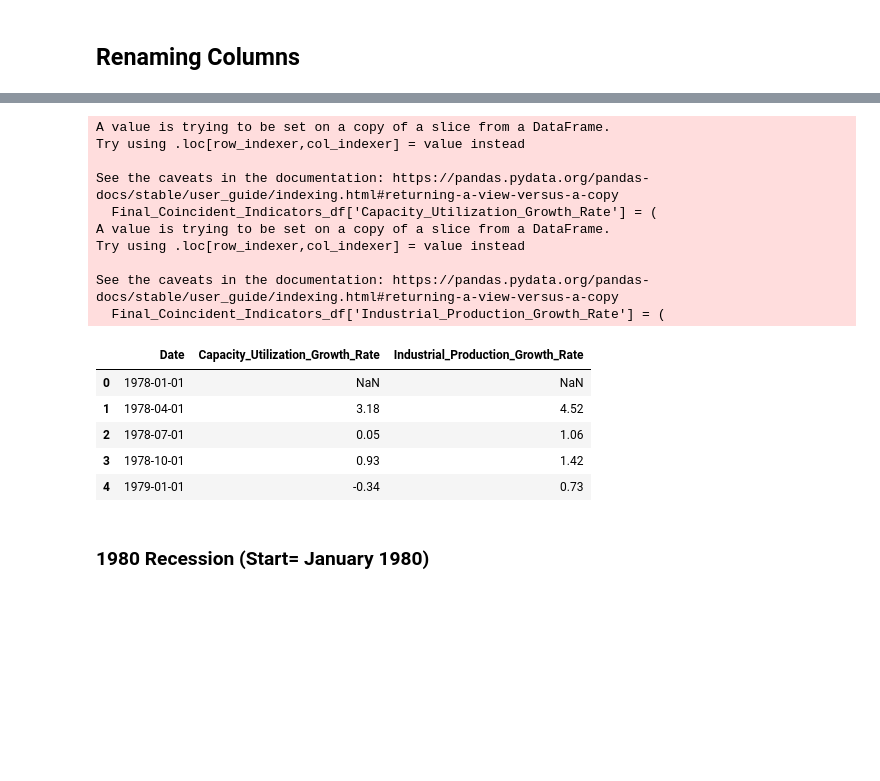
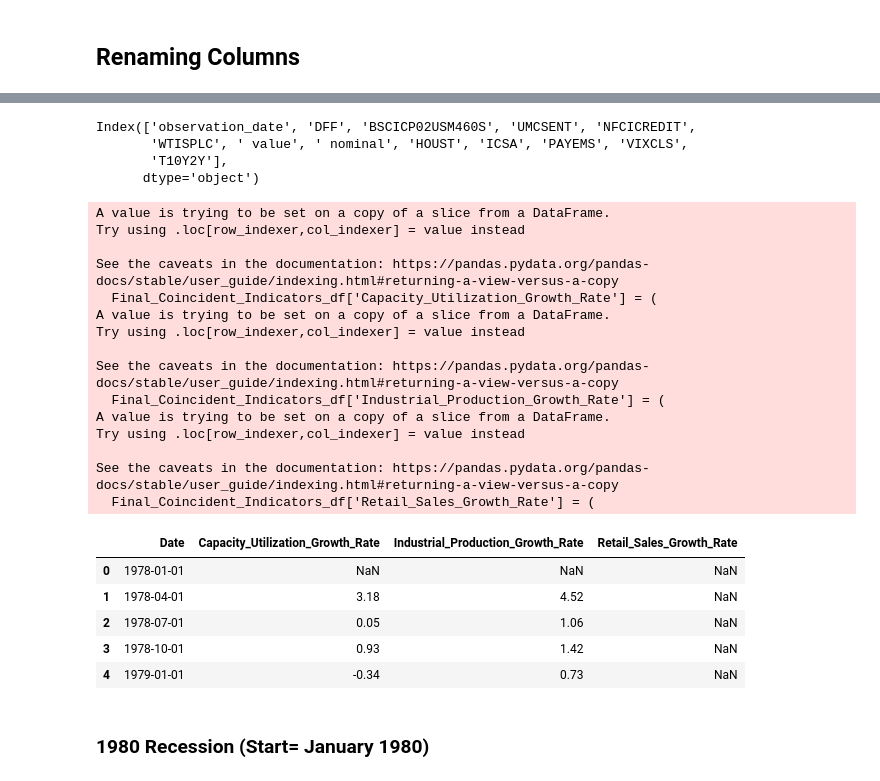
Before and after one commit to Makster04/FINAL_CAPSTONE_PROJECT, a Jupyter notebook: Notebook.ipynb, the cells around one changed output, grey strips where cells are left out. Saved outputs shown, nothing was run; the diff lists cells and outputs as text; code cells hidden in the pictures; blank space fills up the shorter version.

```diff
--- a/Notebook.ipynb
+++ b/Notebook.ipynb
@@ -290,3 +335,10 @@ Final_Leading_Indicators_df.head()
+# %%
+Final_Leading_Indicators_df.columns
+# %% [output]
+Index(['observation_date', 'DFF', 'BSCICP02USM460S', 'UMCSENT', 'NFCICREDIT',
+       'WTISPLC', ' value', ' nominal', 'HOUST', 'ICSA', 'PAYEMS', 'VIXCLS',
+       'T10Y2Y'],
+      dtype='object')
 # %%
 import pandas as pd
 
@@ -295,40 +347,50 @@ Final_Coincident_Indicators_df = Coincident_Indicators_df.loc[:, ~Coincident_Ind
 
 # Rename columns to growth rate versions
 Final_Coincident_Indicators_df.columns = [
     'Date',
     'Capacity_Utilization_Growth_Rate',
-    'Industrial_Production_Growth_Rate'
+    'Industrial_Production_Growth_Rate',
+    'Retail_Sales_Growth_Rate'
 ]
 
 # Calculate percent change (growth rate) for Capacity Utilization
 Final_Coincident_Indicators_df['Capacity_Utilization_Growth_Rate'] = (
     Final_Coincident_Indicators_df['Capacity_Utilization_Growth_Rate'].pct_change() * 100
 ).round(2)
 
 # Calculate percent change (growth rate) for Industrial Production
 Final_Coincident_Indicators_df['Industrial_Production_Growth_Rate'] = (
     Final_Coincident_Indicators_df['Industrial_Production_Growth_Rate'].pct_change() * 100
 ).round(2)
 
+Final_Coincident_Indicators_df['Retail_Sales_Growth_Rate'] = (
+    Final_Coincident_Indicators_df['Retail_Sales_Growth_Rate'].pct_change() * 100
+).round(2)
+
 # Display the resulting DataFrame
 Final_Coincident_Indicators_df.head()
 # %% [output]
 A value is trying to be set on a copy of a slice from a DataFrame.
 Try using .loc[row_indexer,col_indexer] = value instead
 
 See the caveats in the documentation: https://pandas.pydata.org/pandas-docs/stable/user_guide/indexing.html#returning-a-view-versus-a-copy
   Final_Coincident_Indicators_df['Capacity_Utilization_Growth_Rate'] = (
 A value is trying to be set on a copy of a slice from a DataFrame.
 Try using .loc[row_indexer,col_indexer] = value instead
 
 See the caveats in the documentation: https://pandas.pydata.org/pandas-docs/stable/user_guide/indexing.html#returning-a-view-versus-a-copy
   Final_Coincident_Indicators_df['Industrial_Production_Growth_Rate'] = (
+A value is trying to be set on a copy of a slice from a DataFrame.
+Try using .loc[row_indexer,col_indexer] = value instead
+
+See the caveats in the documentation: https://pandas.pydata.org/pandas-docs/stable/user_guide/indexing.html#returning-a-view-versus-a-copy
+  Final_Coincident_Indicators_df['Retail_Sales_Growth_Rate'] = (
-|  | Date | Capacity_Utilization_Growth_Rate | Industrial_Production_Growth_Rate |
-| 0 | 1978-01-01 | NaN | NaN |
-| 1 | 1978-04-01 | 3.18 | 4.52 |
-| 2 | 1978-07-01 | 0.05 | 1.06 |
-| 3 | 1978-10-01 | 0.93 | 1.42 |
-| 4 | 1979-01-01 | -0.34 | 0.73 |
+|  | Date | Capacity_Utilization_Growth_Rate | Industrial_Production_Growth_Rate | Retail_Sales_Growth_Rate |
+| 0 | 1978-01-01 | NaN | NaN | NaN |
+| 1 | 1978-04-01 | 3.18 | 4.52 | NaN |
+| 2 | 1978-07-01 | 0.05 | 1.06 | NaN |
+| 3 | 1978-10-01 | 0.93 | 1.42 | NaN |
+| 4 | 1979-01-01 | -0.34 | 0.73 | NaN |
 # %% [markdown]
 ### 1980 Recession (Start= January 1980)
 # %%
```
Also changed, not shown: parts of 12 cells of this notebook, 20 other files.
